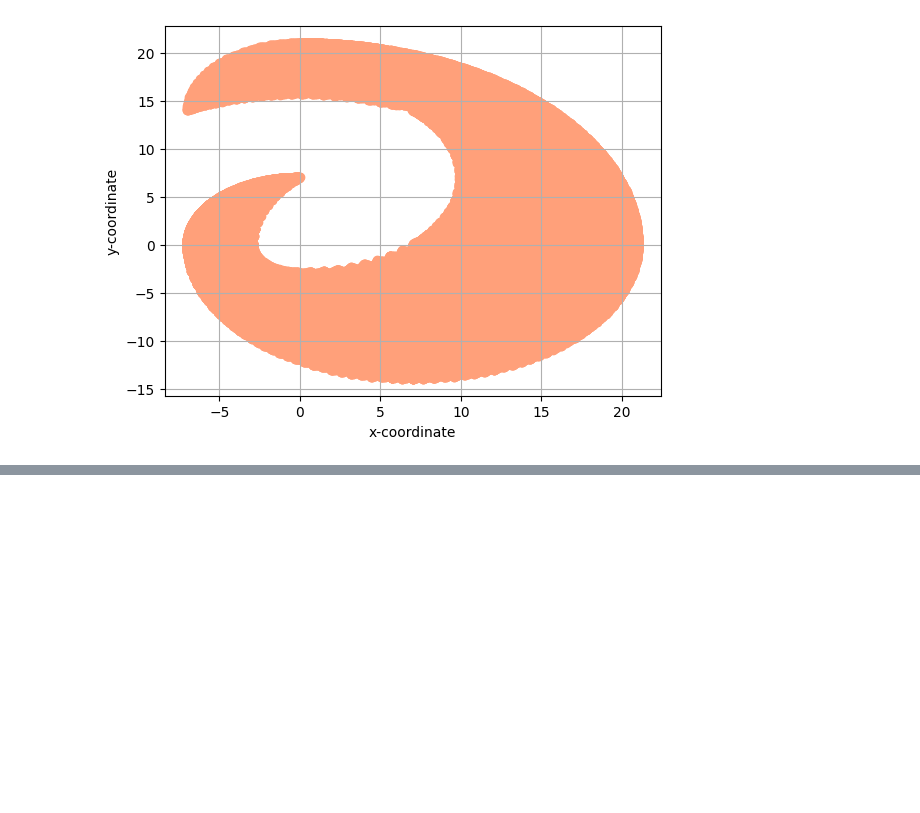
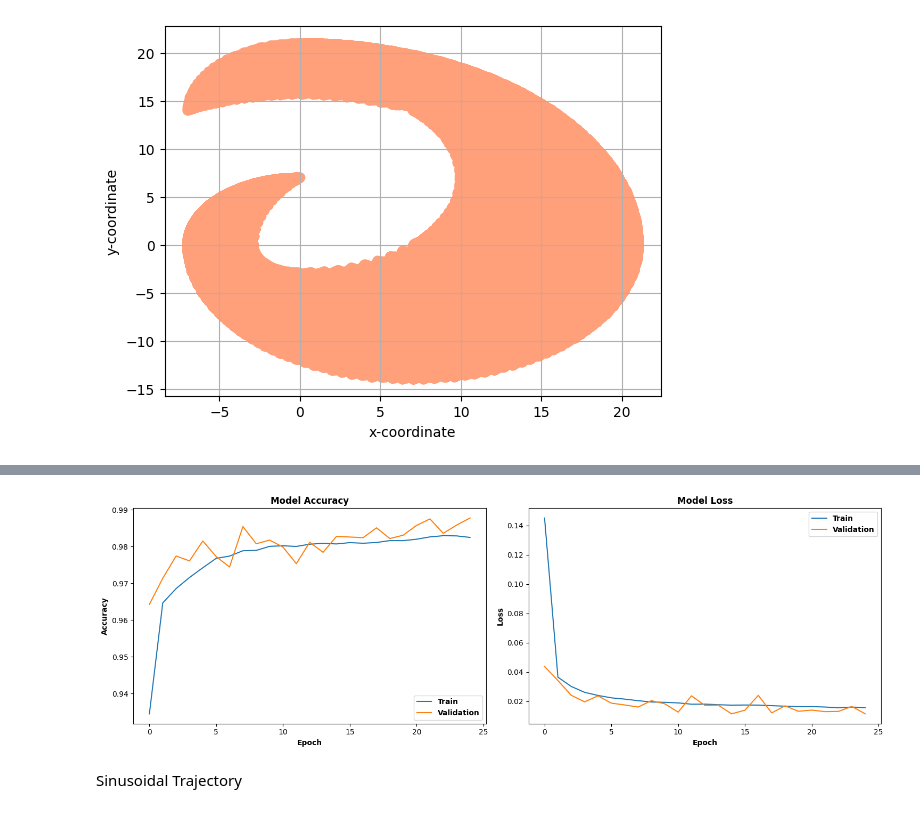
Before and after one commit to saatvik-t/Comparative-Inverse-Kinematics, a Jupyter notebook: Comparative_Inverse_Kinematics.ipynb, the cells around one changed output, grey strips where cells are left out. Saved outputs shown, nothing was run; the diff lists cells and outputs as text; code cells hidden in the pictures; blank space fills up the shorter version.

```diff
--- a/Comparative_Inverse_Kinematics.ipynb
+++ b/Comparative_Inverse_Kinematics.ipynb
@@ -175,0 +282,9 @@ displayWorkSpace("Three Link_Sinusoidal Trajectory.csv")
+# %%
+data_Fixed = pd.read_csv('Three Link_Fixed Step Size.csv')
+
+x_Fixed = data_Fixed.iloc[:, 0:3].values
+y_Fixed = data_Fixed.iloc[:, 3:].values
+x_train_Fixed, x_test_Fixed, y_train_Fixed, y_test_Fixed = train_test_split(x_Fixed, y_Fixed, test_size = 0.20)
+# %%
+ann_Fixed = ann()
+ann_Fixed.summary()
@@ -175,0 +309,2 @@ displayWorkSpace("Three Link_Sinusoidal Trajectory.csv")
+# %%
+history_ann_Fixed = ann_Fixed.fit(x_train_Fixed, y_train_Fixed, epochs = 150, validation_split = 0.1, callbacks=[early_stopping])
@@ -175,0 +339,6 @@ displayWorkSpace("Three Link_Sinusoidal Trajectory.csv")
+# %%
+plot_training_history(history_ann_Fixed)
+# %% [output]
+[figure, added]
+# %% [markdown]
+Sinusoidal Trajectory
```
Also changed, not shown: parts of 19 cells of this notebook.
